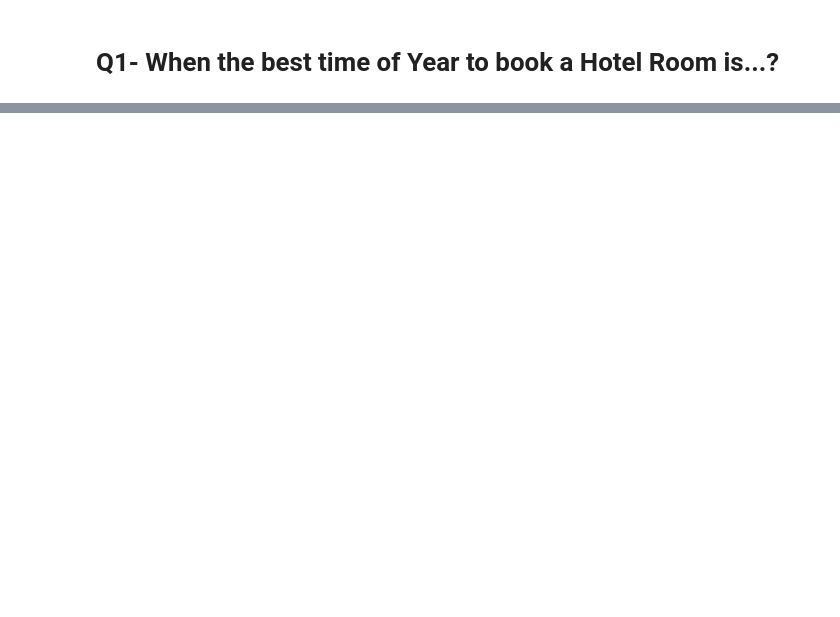
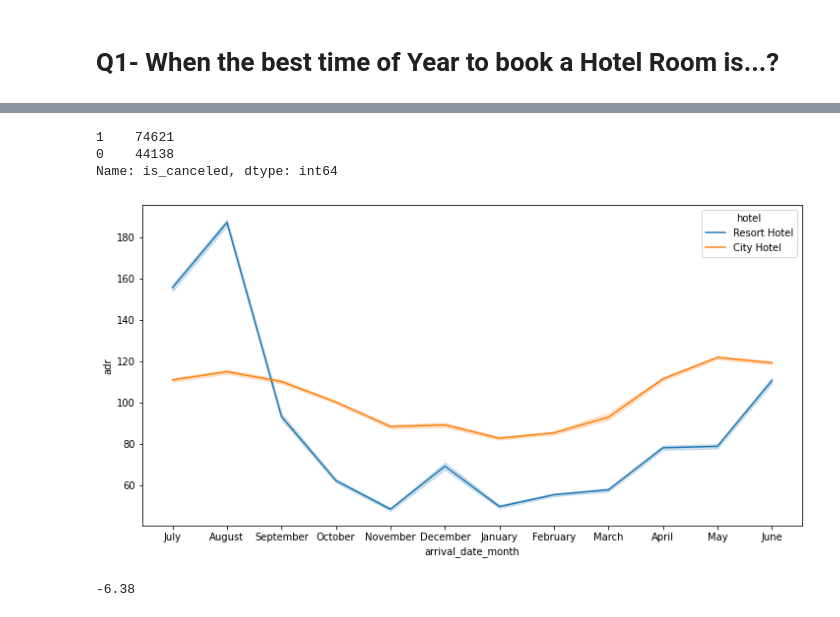
Before and after one commit to datascience-vivek/EDA-Capstone-Project-on-Hotel-Bookings, a Jupyter notebook: EDA_Capstone_Project_on_Hotel_Bookings.ipynb, the cells around one changed output, grey strips where cells are left out. Saved outputs shown, nothing was run; the diff lists cells and outputs as text; code cells hidden in the pictures; blank space fills up the shorter version.

```diff
--- a/EDA_Capstone_Project_on_Hotel_Bookings.ipynb
+++ b/EDA_Capstone_Project_on_Hotel_Bookings.ipynb
@@ -336,5 +344,2 @@ plt.show()
 # %% [markdown]
 # **Q1- When the best time of Year to book a Hotel Room is...?**
-# %%
-df = sns.load_dataset("df")
-sns.relplot(x="total_bill", y="tip", data=df);
@@ -342,0 +346,4 @@ sns.relplot(x="total_bill", y="tip", data=df);
+# %%
+df['adr_per_person'] = df['adr']/df['Family Member']
+# %%
+df= df.dropna(axis=0)
@@ -342,0 +370,18 @@ sns.relplot(x="total_bill", y="tip", data=df);
+# %%
+df['is_canceled'].replace(('not_canceled', 'canceled'), (1, 0), inplace=True)
+# %%
+df['is_canceled'].value_counts()
+# %% [output]
+1    74621
+0    44138
+Name: is_canceled, dtype: int64
+# %%
+plt.figure(figsize=(12,6))
+sns.lineplot(x='arrival_date_month', y='adr', hue='hotel', data= df)
+plt.show()
+# %% [output]
+[figure, added]
+# %%
+df['adr'].min()
+# %% [output]
+-6.38
```
Also changed, not shown: parts of 4 cells of this notebook.
